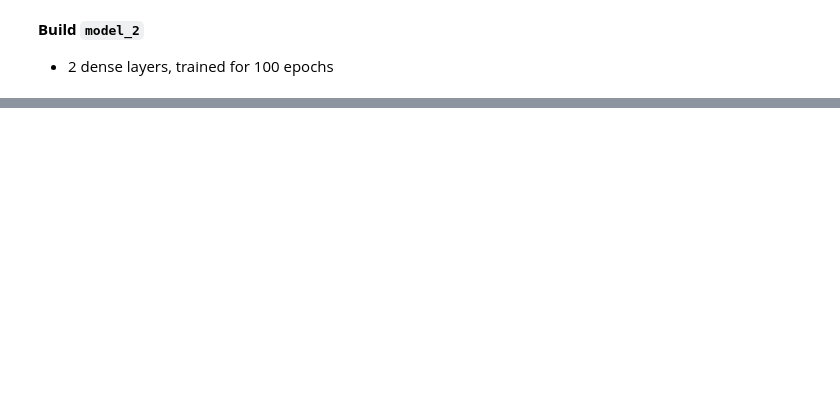
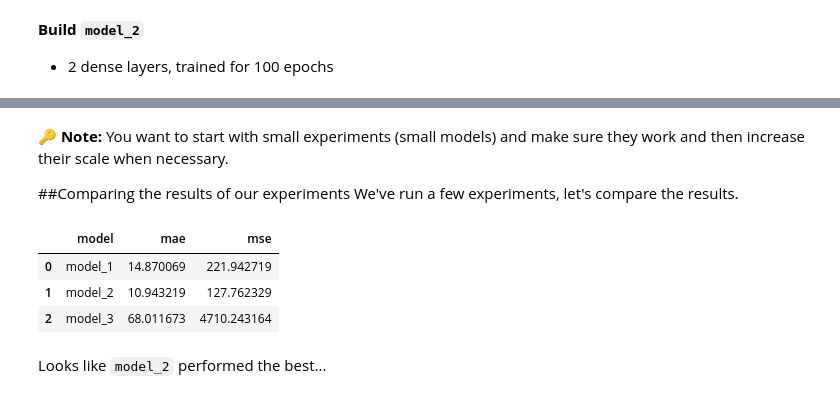
Before and after one commit to farheenfathimaa/TensorFlow-DeepLearning, a Jupyter notebook: 01_neural_network_regression_in_tensorflow.ipynb, the cells around one changed output, grey strips where cells are left out. Saved outputs shown, nothing was run; the diff lists cells and outputs as text; code cells hidden in the pictures; blank space fills up the shorter version.

```diff
--- a/01_neural_network_regression_in_tensorflow.ipynb
+++ b/01_neural_network_regression_in_tensorflow.ipynb
@@ -732,0 +838,22 @@ mae_1, mse_1
+# %% [markdown]
+**🔑 Note:** You want to start with small experiments (small models) and make sure they work and then increase their scale when necessary.
+
+##Comparing the results of our experiments
+We've run a few experiments, let's compare the results.
+# %%
+# Let's compare our model's results using a pandas DataFrame
+import pandas as pd
+
+model_results = [["model_1", mae_1.numpy(), mse_1.numpy()],
+                 ["model_2", mae_2.numpy(), mse_2.numpy()],
+                 ["model_3", mae_3.numpy(), mse_3.numpy()]]
+
+all_results = pd.DataFrame(model_results, columns=["model", "mae", "mse"])
+all_results
+# %% [output]
+|  | model | mae | mse |
+| 0 | model_1 | 14.870069 | 221.942719 |
+| 1 | model_2 | 10.943219 | 127.762329 |
+| 2 | model_3 | 68.011673 | 4710.243164 |
+# %% [markdown]
+Looks like `model_2` performed the best...
```
Also changed, not shown: parts of 31 cells of this notebook.
